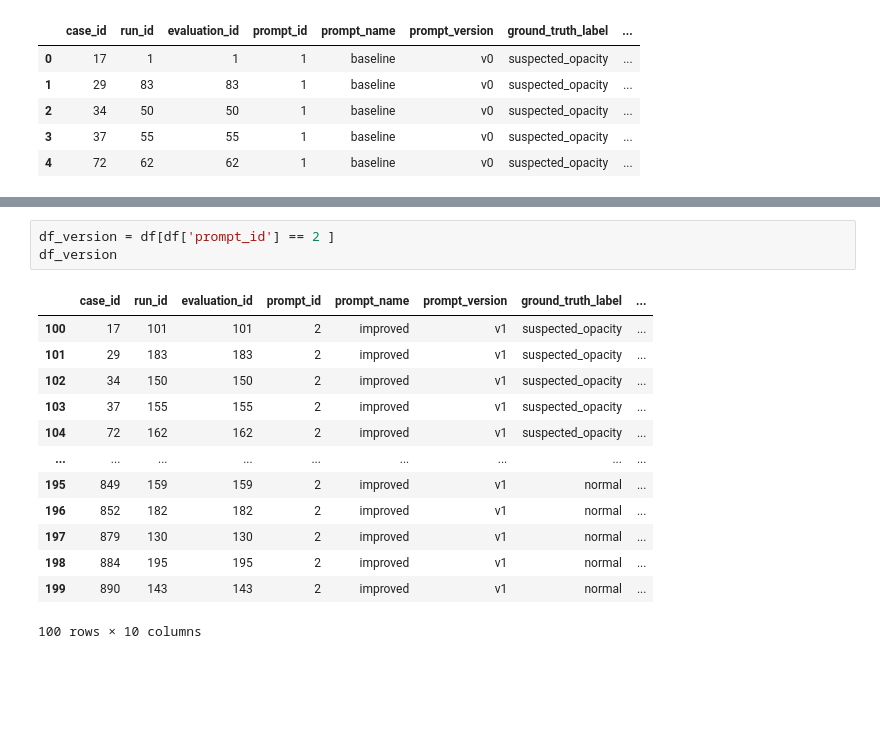
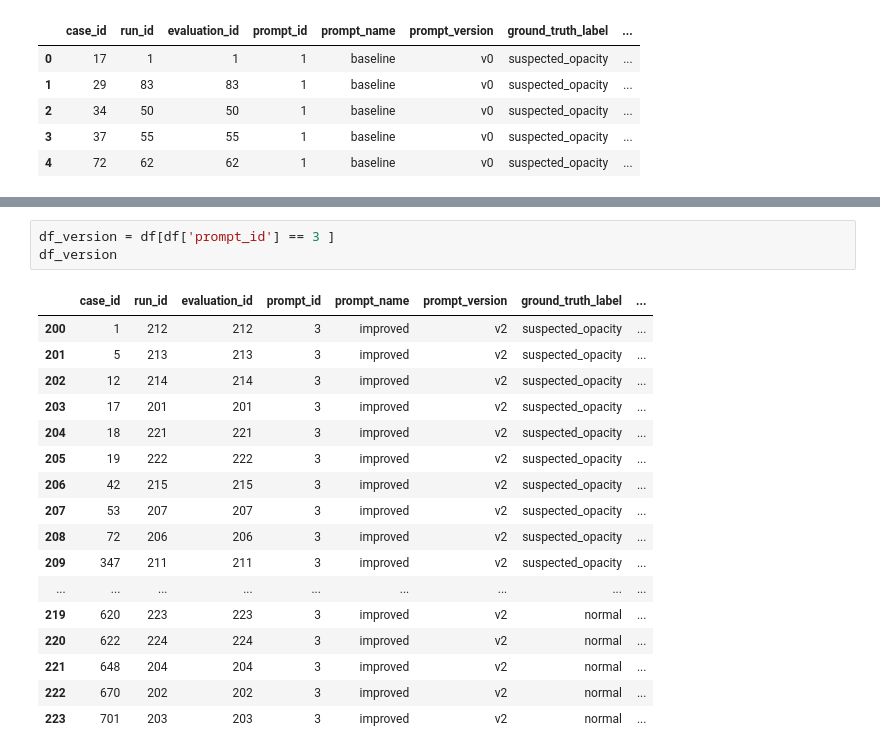
Before and after one commit to imtoatb/Assistant-Radiologique-Virtuel-Intelligent-pour-Radiographies-X, a Jupyter notebook: notebooks/02_prompt_comparison.ipynb, the cells around one changed output, grey strips where cells are left out. Drawn from its saved outputs; the diff is of its cells as text; blank space fills up the shorter version.

```diff
--- a/notebooks/02_prompt_comparison.ipynb
+++ b/notebooks/02_prompt_comparison.ipynb
@@ -156,17 +265,21 @@ memory usage: 21.2 KB
 # %%
-df_version = df[df['prompt_id'] == 2 ]
+df_version = df[df['prompt_id'] == 3 ]
 df_version
 # %% [output]
 |  | case_id | run_id | evaluation_id | prompt_id | prompt_name | prompt_version | ground_truth_label | ... |
-| 100 | 17 | 101 | 101 | 2 | improved | v1 | suspected_opacity | ... |
-| 101 | 29 | 183 | 183 | 2 | improved | v1 | suspected_opacity | ... |
-| 102 | 34 | 150 | 150 | 2 | improved | v1 | suspected_opacity | ... |
-| 103 | 37 | 155 | 155 | 2 | improved | v1 | suspected_opacity | ... |
-| 104 | 72 | 162 | 162 | 2 | improved | v1 | suspected_opacity | ... |
+| 200 | 1 | 212 | 212 | 3 | improved | v2 | suspected_opacity | ... |
+| 201 | 5 | 213 | 213 | 3 | improved | v2 | suspected_opacity | ... |
+| 202 | 12 | 214 | 214 | 3 | improved | v2 | suspected_opacity | ... |
+| 203 | 17 | 201 | 201 | 3 | improved | v2 | suspected_opacity | ... |
+| 204 | 18 | 221 | 221 | 3 | improved | v2 | suspected_opacity | ... |
+| 205 | 19 | 222 | 222 | 3 | improved | v2 | suspected_opacity | ... |
+| 206 | 42 | 215 | 215 | 3 | improved | v2 | suspected_opacity | ... |
+| 207 | 53 | 207 | 207 | 3 | improved | v2 | suspected_opacity | ... |
+| 208 | 72 | 206 | 206 | 3 | improved | v2 | suspected_opacity | ... |
+| 209 | 347 | 211 | 211 | 3 | improved | v2 | suspected_opacity | ... |
 | ... | ... | ... | ... | ... | ... | ... | ... | ... |
-| 195 | 849 | 159 | 159 | 2 | improved | v1 | normal | ... |
-| 196 | 852 | 182 | 182 | 2 | improved | v1 | normal | ... |
-| 197 | 879 | 130 | 130 | 2 | improved | v1 | normal | ... |
-| 198 | 884 | 195 | 195 | 2 | improved | v1 | normal | ... |
-| 199 | 890 | 143 | 143 | 2 | improved | v1 | normal | ... |
+| 219 | 620 | 223 | 223 | 3 | improved | v2 | normal | ... |
+| 220 | 622 | 224 | 224 | 3 | improved | v2 | normal | ... |
+| 221 | 648 | 204 | 204 | 3 | improved | v2 | normal | ... |
+| 222 | 670 | 202 | 202 | 3 | improved | v2 | normal | ... |
+| 223 | 701 | 203 | 203 | 3 | improved | v2 | normal | ... |
-100 rows × 10 columns
```
Also changed, not shown: parts of 4 cells of this notebook, 4 other files.
